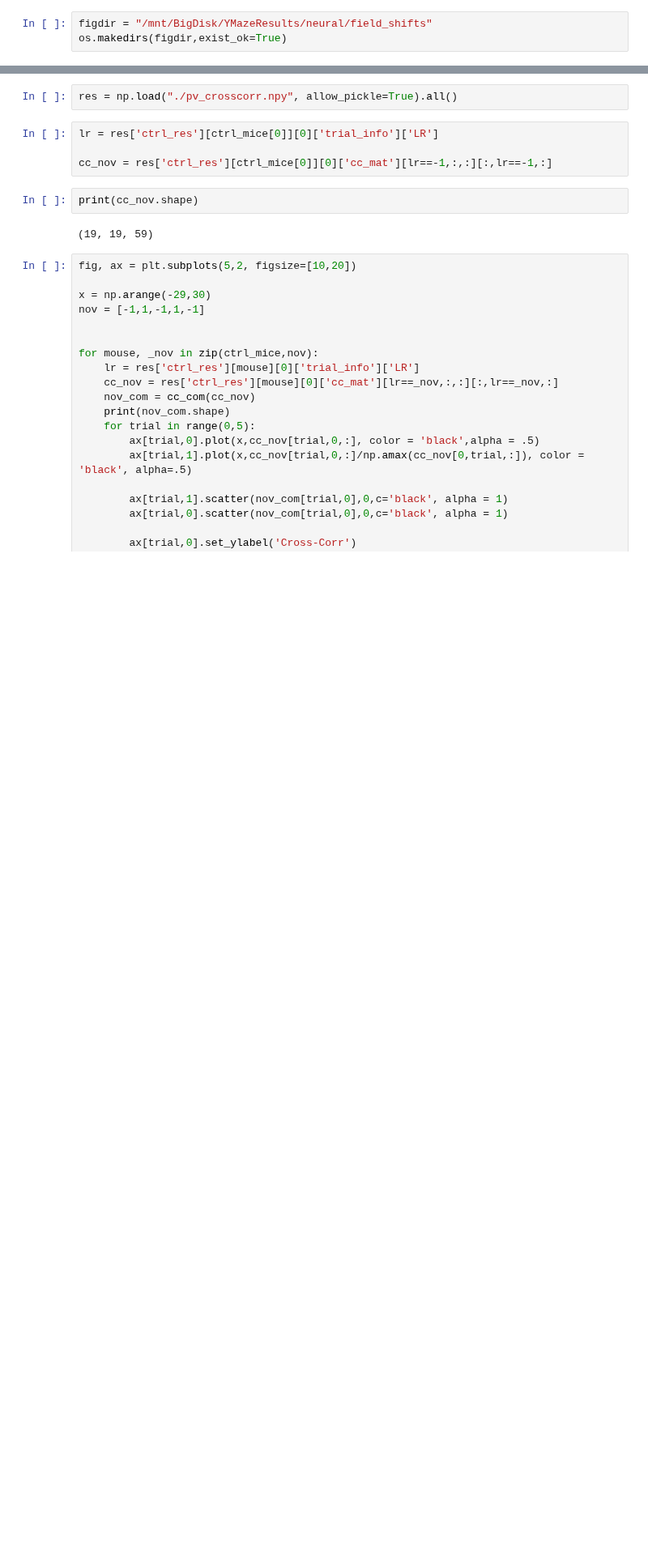
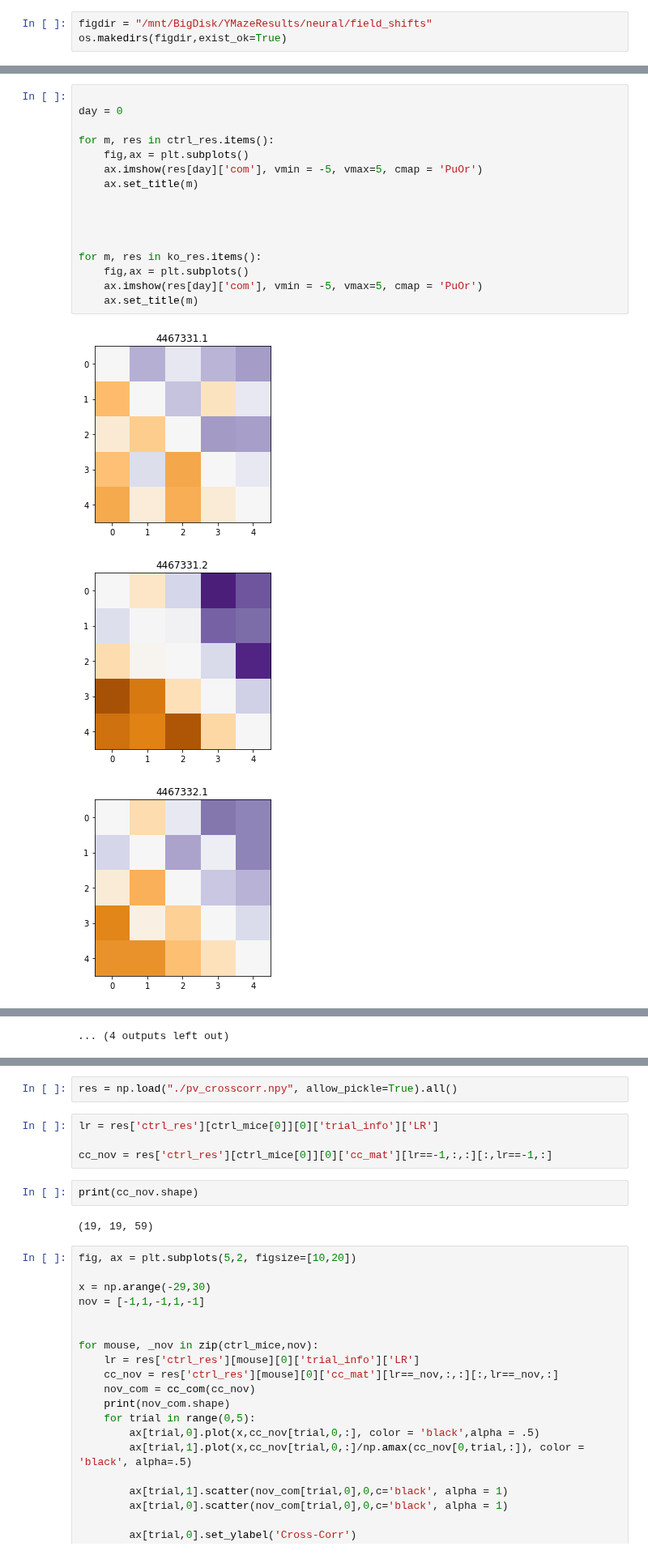
Before and after one commit to GiocomoLab/STX3KO_analyses, a Jupyter notebook: ActiveNotebooks/PVTrialCrossCorr.ipynb, the cells around one changed output, grey strips where cells are left out. Shown at 81% size. Cells and saved outputs as stored; diff of their text form; blank space fills up the shorter version.

```diff
--- a/ActiveNotebooks/PVTrialCrossCorr.ipynb
+++ b/ActiveNotebooks/PVTrialCrossCorr.ipynb
@@ -75,0 +125,20 @@ def cc_com(cc_mat, inds = np.arange(-29,30)):
+# %%
+
+day = 0
+
+for m, res in ctrl_res.items():
+    fig,ax = plt.subplots()
+    ax.imshow(res[day]['com'], vmin = -5, vmax=5, cmap = 'PuOr')
+    ax.set_title(m)
+
+
+
+
+for m, res in ko_res.items():
+    fig,ax = plt.subplots()
+    ax.imshow(res[day]['com'], vmin = -5, vmax=5, cmap = 'PuOr')
+    ax.set_title(m)
+# %% [output]
+[figure, added]
+[figure, added]
+[figure, added]
@@ -75,0 +154 @@ def cc_com(cc_mat, inds = np.arange(-29,30)):
+... (4 outputs left out)
```
Also changed, not shown: parts of 16 cells of this notebook, 15 other files.
